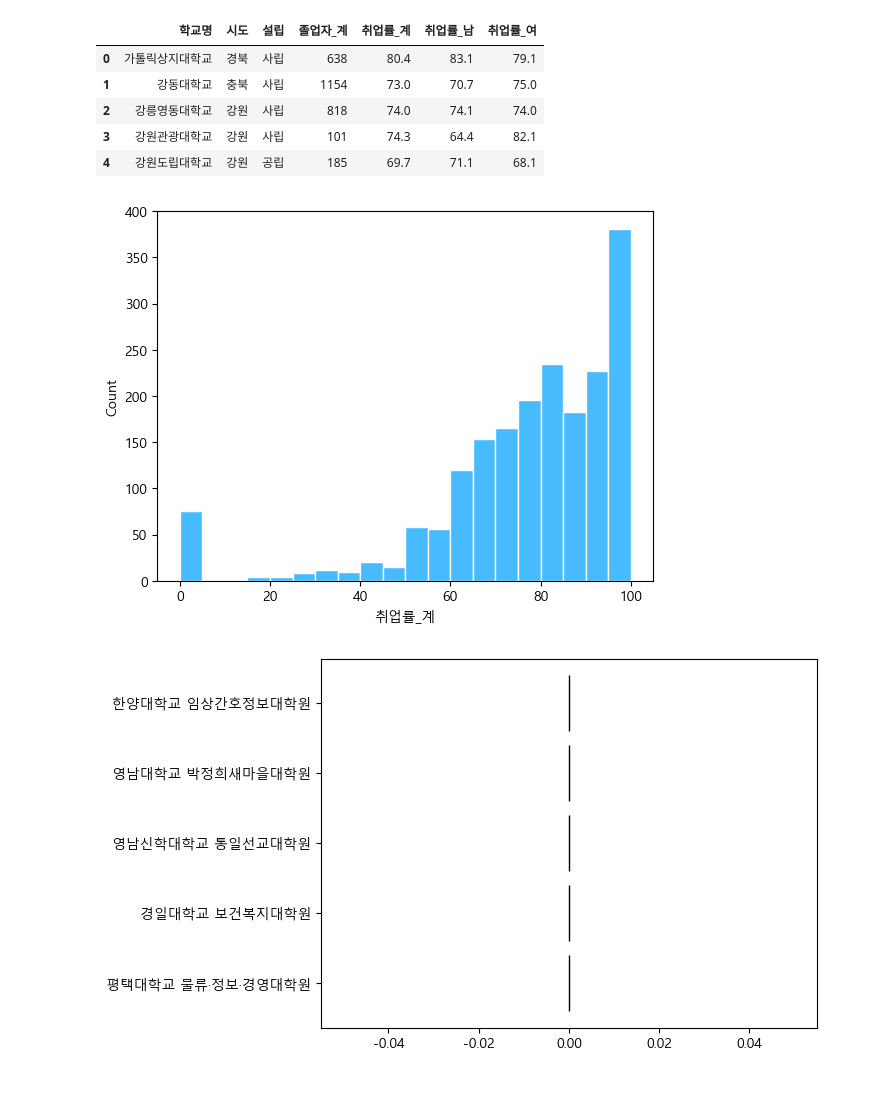
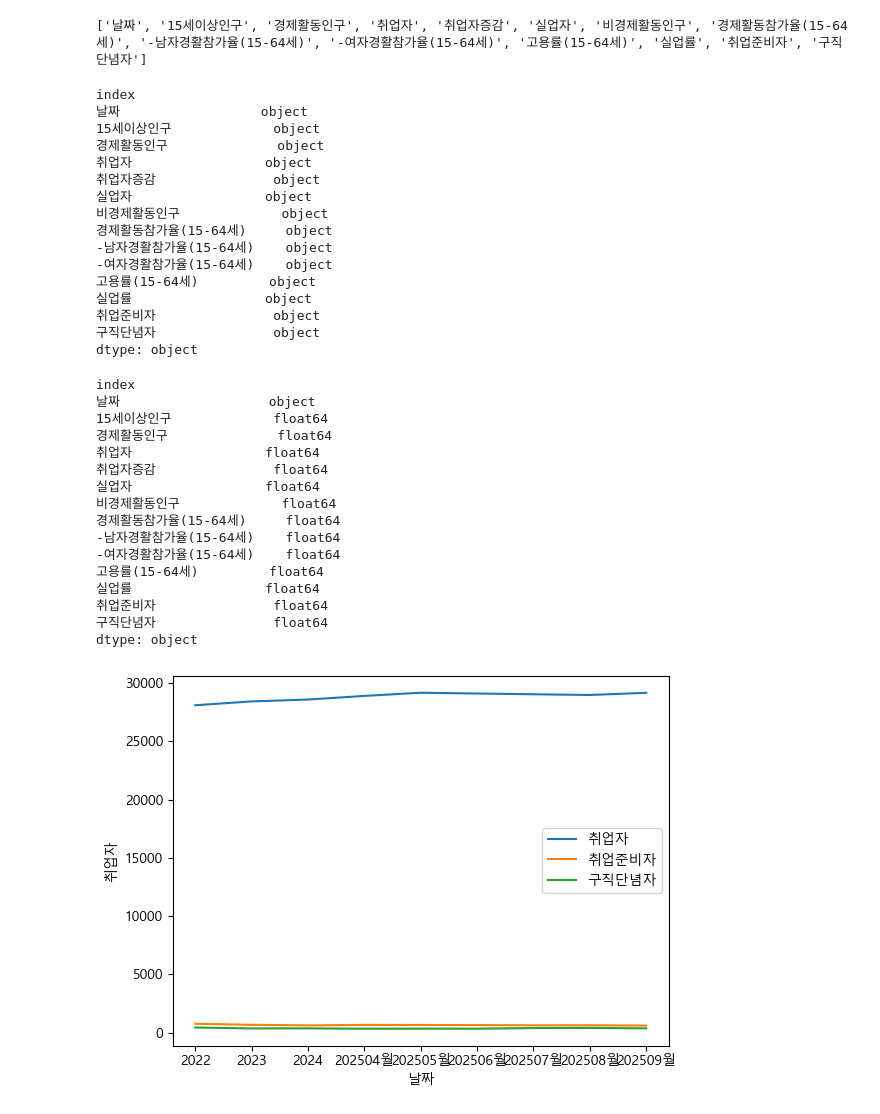
Before and after one commit to kimdaae328/study-data-analysis, a Jupyter notebook: c_pandas/c_graduate_employment.ipynb, the cells around one changed output. Cells and saved outputs as stored; diff of their text form; code cells hidden in the pictures.

```diff
--- a/c_pandas/c_graduate_employment.ipynb
+++ b/c_pandas/c_graduate_employment.ipynb
@@ -33,33 +38,55 @@ graduate_df.head(5)
 # %%
-cols = [
-    '학교명', '시도', '설립', '졸업자_계',
-    '취업률_계', '취업률_남', '취업률_여'
-]
-graduate_core = graduate_df[cols]
-display(graduate_core.head())
+df.columns = df.columns.str.replace('\xa0', '', regex=False)
+print(df.columns.tolist())
+
+df.dtypes
 # %% [output]
-|  | 학교명 | 시도 | 설립 | 졸업자_계 | 취업률_계 | 취업률_남 | 취업률_여 |
-| 0 | 가톨릭상지대학교 | 경북 | 사립 | 638 | 80.4 | 83.1 | 79.1 |
-| 1 | 강동대학교 | 충북 | 사립 | 1154 | 73.0 | 70.7 | 75.0 |
-| 2 | 강릉영동대학교 | 강원 | 사립 | 818 | 74.0 | 74.1 | 74.0 |
-| 3 | 강원관광대학교 | 강원 | 사립 | 101 | 74.3 | 64.4 | 82.1 |
-| 4 | 강원도립대학교 | 강원 | 공립 | 185 | 69.7 | 71.1 | 68.1 |
+['날짜', '15세이상인구', '경제활동인구', '취업자', '취업자증감', '실업자', '비경제활동인구', '경제활동참가율(15-64세)', '-남자경활참가율(15-64세)', '-여자경활참가율(15-64세)', '고용률(15-64세)', '실업률', '취업준비자', '구직단념자']
+index
+날짜                  object
+15세이상인구             object
+경제활동인구              object
+취업자                 object
+취업자증감               object
+실업자                 object
+비경제활동인구             object
+경제활동참가율(15-64세)     object
+-남자경활참가율(15-64세)    object
+-여자경활참가율(15-64세)    object
+고용률(15-64세)         object
+실업률                 object
+취업준비자               object
+구직단념자               object
+dtype: object
 # %%
-import matplotlib.pyplot as plt
-import seaborn as sns
+cols_change = ['15세이상인구', '경제활동인구', '취업자']
 
-# city_rate = graduate_df.groupby('학교명')['취업률_계'].mean().sort_values(ascending=False)
-sns.histplot(graduate_df['취업률_계'], bins=20, color='#0aa5ff', edgecolor='#fff')
-plt.show()
+for i in cols_change:
+    df[i] = df[i].str.replace(',', '').astype(float)
 
-# print(graduate_df['취업률_계'].describe())
-# print(graduate_df['취업률_계'].head(20))
+df.dtypes
 # %% [output]
-[figure, removed]
+index
+날짜                   object
+15세이상인구             float64
+경제활동인구              float64
+취업자                 float64
+취업자증감               float64
+실업자                 float64
+비경제활동인구             float64
+경제활동참가율(15-64세)     float64
+-남자경활참가율(15-64세)    float64
+-여자경활참가율(15-64세)    float64
+고용률(15-64세)         float64
+실업률                 float64
+취업준비자               float64
+구직단념자               float64
+dtype: object
-# %%
-low5 = city_rate.tail(5)
-
-plt.barh(low5.index, low5.values, color='#ff6b6b', edgecolor='black')
-plt.show()
-# %% [output]
-[figure, removed]
+# %%
+sns.lineplot(x=df['날짜'], y=df['취업자'], label='취업자')
+sns.lineplot(x=df['날짜'], y=df['취업준비자'], label='취업준비자')
+sns.lineplot(x=df['날짜'], y=df['구직단념자'], label='구직단념자')
+
+plt.show()
+# %% [output]
+[figure, added]
```
Also changed, not shown: parts of 14 cells of this notebook, 13 other files.
